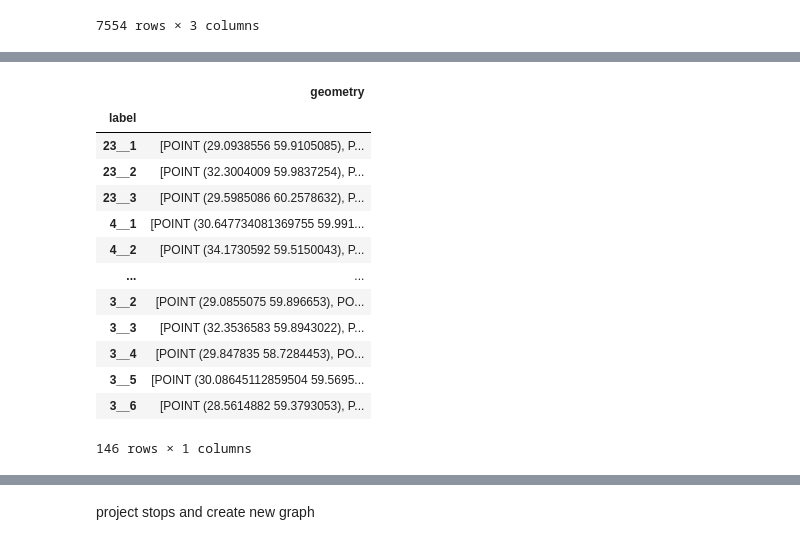
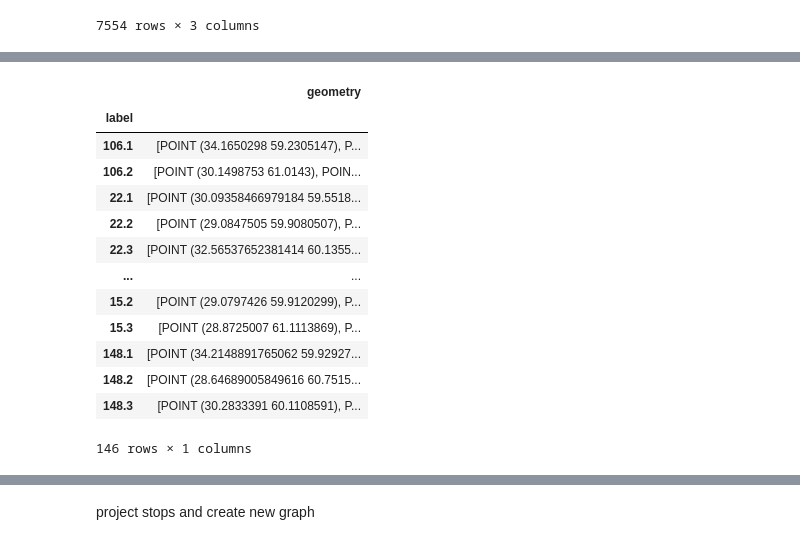
Before and after one commit to DDonnyy/dongraphio, a Jupyter notebook: src/dongraphio/hamilton_graph/test.ipynb, the cells around one changed output, grey strips where cells are left out. Cells and saved outputs as stored; diff of their text form; code cells hidden in the pictures.

```diff
--- a/src/dongraphio/hamilton_graph/test.ipynb
+++ b/src/dongraphio/hamilton_graph/test.ipynb
@@ -94,28 +94,28 @@ def clusterize(loc) -> pd.DataFrame:
 # %%
 devided_routes = pd.DataFrame()
 basic_routes = pd.DataFrame()
 for index, row in tqdm(unique_routes.iterrows(), total=unique_routes.shape[0]):
     clusterized = clusterize(row)
     if clusterized.shape[0] > 1:
-        clusterized.index = index + "__" + clusterized.index.astype(str)
+        clusterized.index = index + "." + clusterized.index.astype(str)
         devided_routes = pd.concat([devided_routes, clusterized])
     else:
         clusterized.index = [index]
         basic_routes = pd.concat([basic_routes, clusterized])
 devided_routes
 # %% [output]
 |  | geometry |
 | label |  |
-| 23__1 | [POINT (29.0938556 59.9105085), P... |
-| 23__2 | [POINT (32.3004009 59.9837254), P... |
-| 23__3 | [POINT (29.5985086 60.2578632), P... |
-| 4__1 | [POINT (30.647734081369755 59.991... |
-| 4__2 | [POINT (34.1730592 59.5150043), P... |
+| 106.1 | [POINT (34.1650298 59.2305147), P... |
+| 106.2 | [POINT (30.1498753 61.0143), POIN... |
+| 22.1 | [POINT (30.09358466979184 59.5518... |
+| 22.2 | [POINT (29.0847505 59.9080507), P... |
+| 22.3 | [POINT (32.56537652381414 60.1355... |
 | ... | ... |
-| 3__2 | [POINT (29.0855075 59.896653), PO... |
-| 3__3 | [POINT (32.3536583 59.8943022), P... |
-| 3__4 | [POINT (29.847835 58.7284453), PO... |
-| 3__5 | [POINT (30.08645112859504 59.5695... |
-| 3__6 | [POINT (28.5614882 59.3793053), P... |
+| 15.2 | [POINT (29.0797426 59.9120299), P... |
+| 15.3 | [POINT (28.8725007 61.1113869), P... |
+| 148.1 | [POINT (34.2148891765062 59.92927... |
+| 148.2 | [POINT (28.64689005849616 60.7515... |
+| 148.3 | [POINT (30.2833391 60.1108591), P... |
 146 rows × 1 columns
 # %%
```
Also changed, not shown: parts of 15 cells of this notebook.
